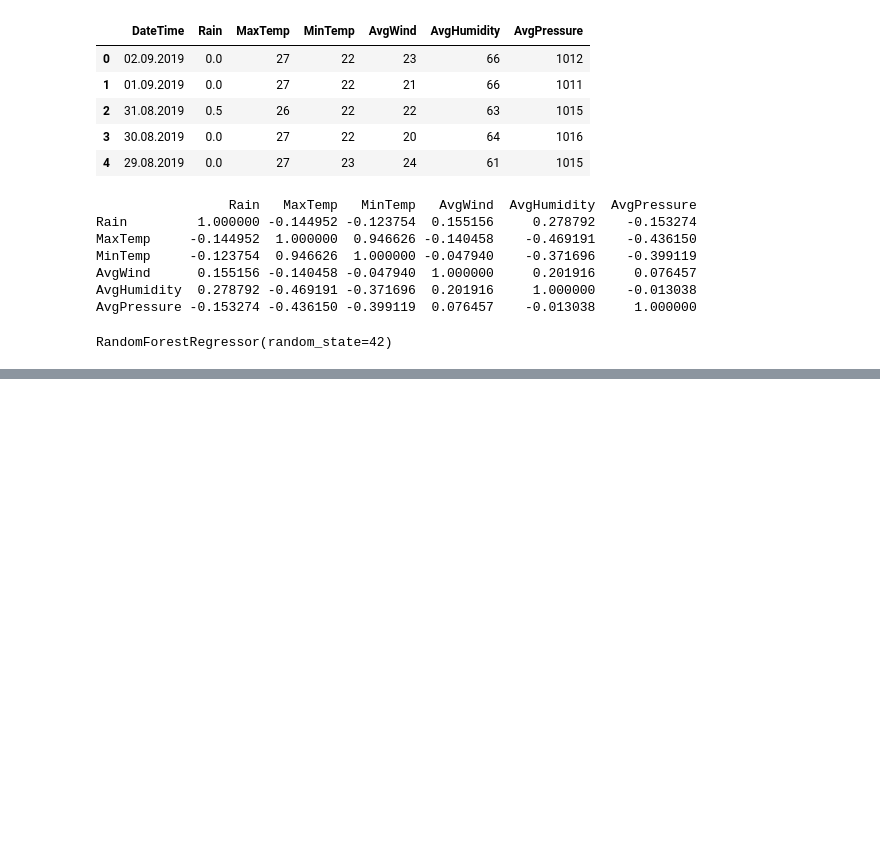
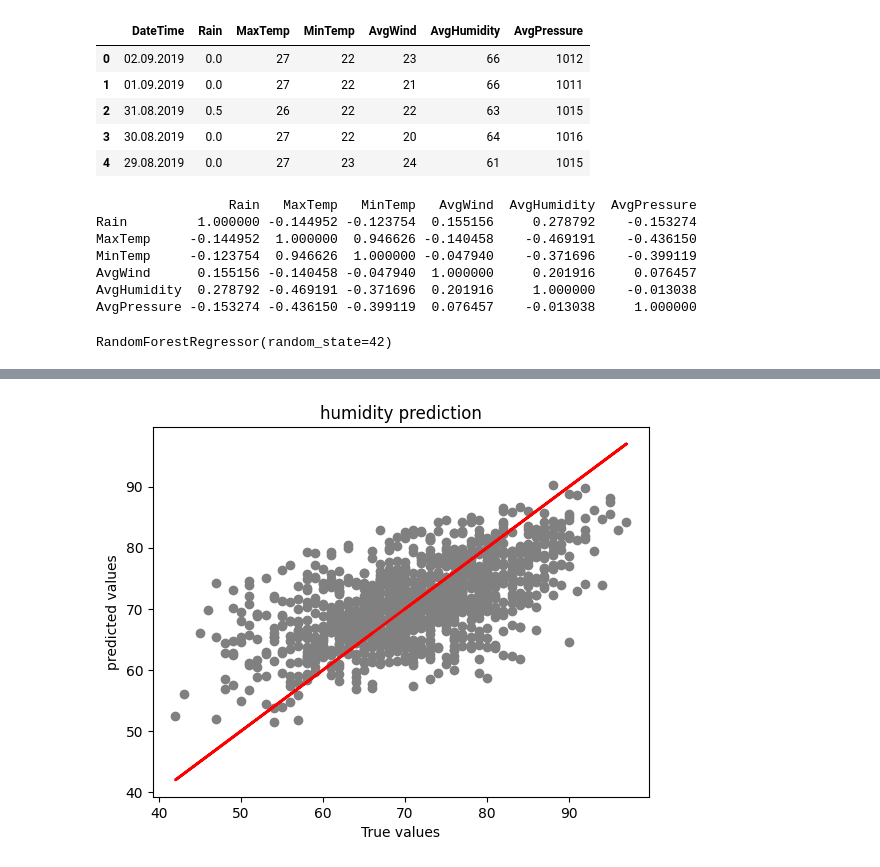
Before and after one commit to sina-safa/Weather-prediction, a Jupyter notebook: Weather prediction.ipynb, the cells around one changed output, grey strips where cells are left out. Drawn from its saved outputs; the diff is of its cells as text; code cells hidden in the pictures; blank space fills up the shorter version.

```diff
--- a/Weather prediction.ipynb
+++ b/Weather prediction.ipynb
@@ -88,0 +89,15 @@ Minimum Temp R^2 =  0.41530243999176186
+# %%
+# Rain predict
+z = df[['Rain', 'AvgWind', 'AvgPressure','MaxTemp','MinTemp']]
+y_h = df['AvgHumidity']
+
+# Scaling
+scaler = MinMaxScaler()
+z_scaled = scaler.fit_transform(z)
+# %%
+# Train-Test split
+z_train, z_test, y_h_train, y_h_test = train_test_split(z_scaled, y_h, test_size= 0.3, random_state=42)
+
+# Fit model
+h_model = RandomForestRegressor(n_estimators=100, random_state=42)
+h_model.fit(z_train,y_h_train)
@@ -88,0 +106,9 @@ Minimum Temp R^2 =  0.41530243999176186
+# %%
+# model evaluation
+y_h_pred = h_model.predict(z_test)
+
+h_mse = mean_squared_error(y_h_test,y_h_pred)
+h_r2 = r2_score(y_h_test, y_h_pred)
+
+print('Humidity MSE =', h_mse)
+print('Humidity r2 = ', h_r2)
@@ -88,0 +128,10 @@ Minimum Temp R^2 =  0.41530243999176186
+# %%
+# Plot humidity
+plt.scatter(y_h_test,y_h_pred, color = 'grey')
+plt.plot(y_h_test, y_h_test, color = 'red', linewidth = 2)
+plt.xlabel('True values')
+plt.ylabel('predicted values')
+plt.title('humidity prediction')
+plt.show()
+# %% [output]
+[figure, added]
```
Also changed, not shown: parts of 7 cells of this notebook.
